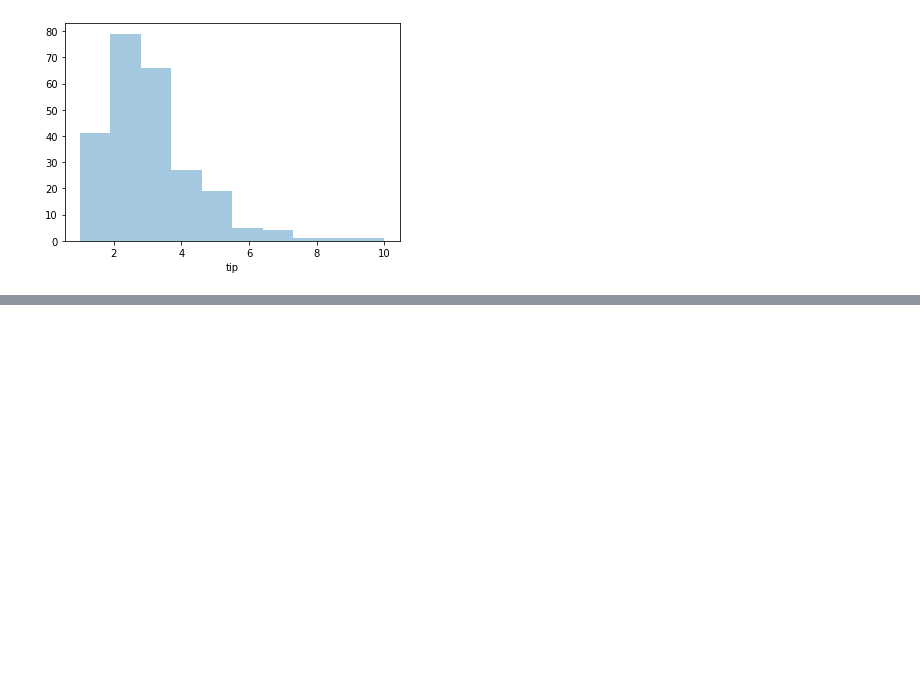
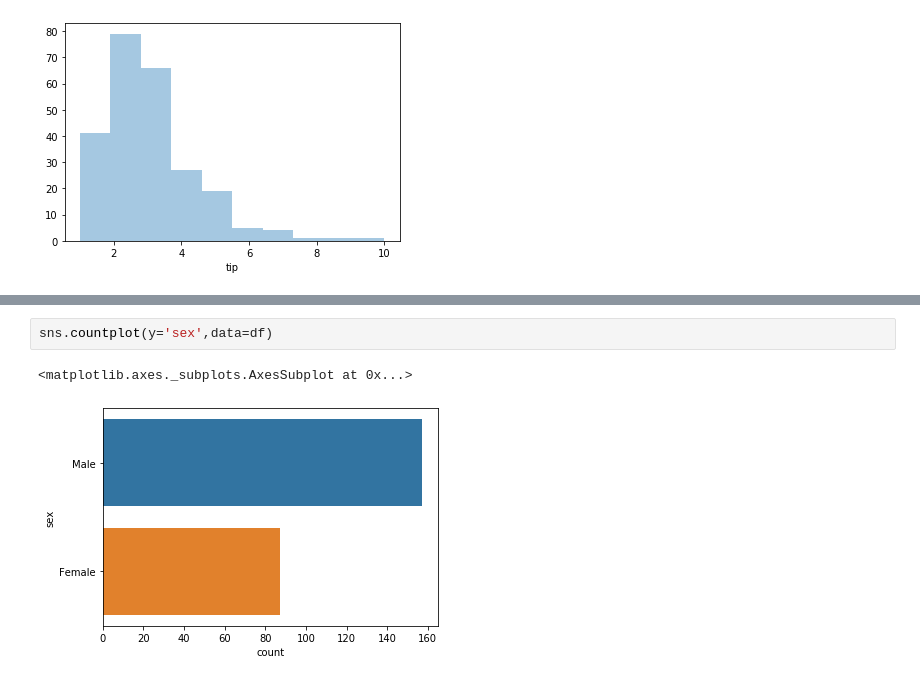
Before and after one commit to manohar2000/Machine_Learning, a Jupyter notebook: seaborn.ipynb, the cells around one changed output, grey strips where cells are left out. Cells and saved outputs as stored; diff of their text form; blank space fills up the shorter version.

```diff
--- a/seaborn.ipynb
+++ b/seaborn.ipynb
@@ -81,0 +103,5 @@ sns.distplot(df['tip'],kde=False,bins=10) # kde : kernel density estimation
+# %%
+sns.countplot(y='sex',data=df)
+# %% [output]
+<matplotlib.axes._subplots.AxesSubplot at 0x...>
+[figure, added]
```
Also changed, not shown: parts of 16 cells of this notebook.
